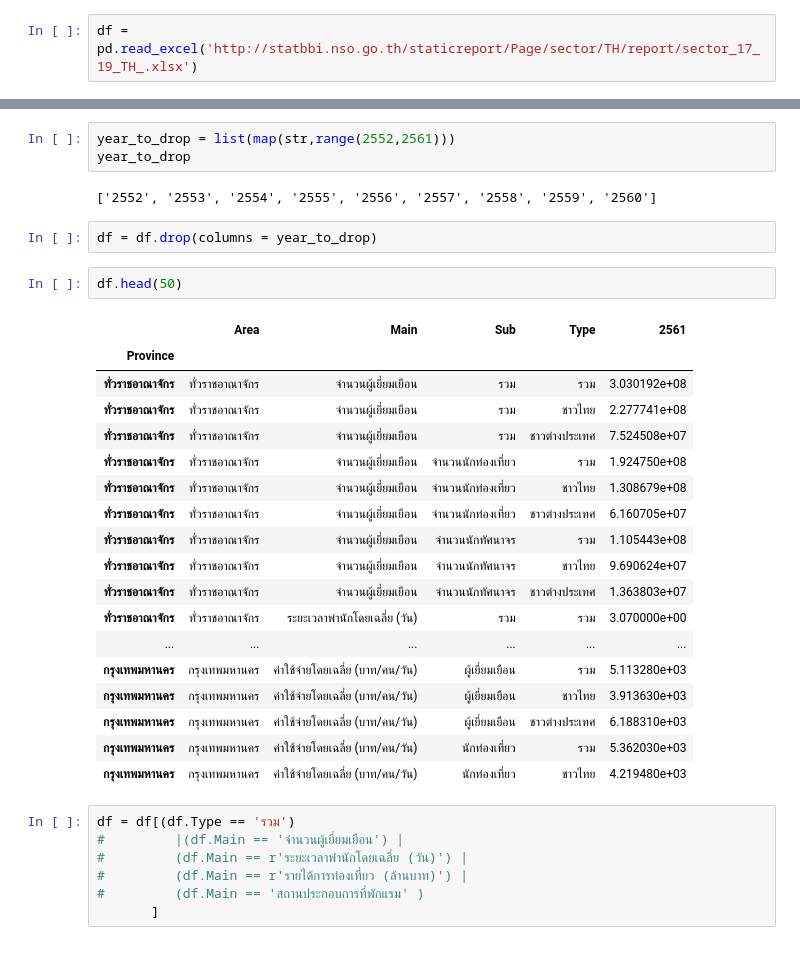
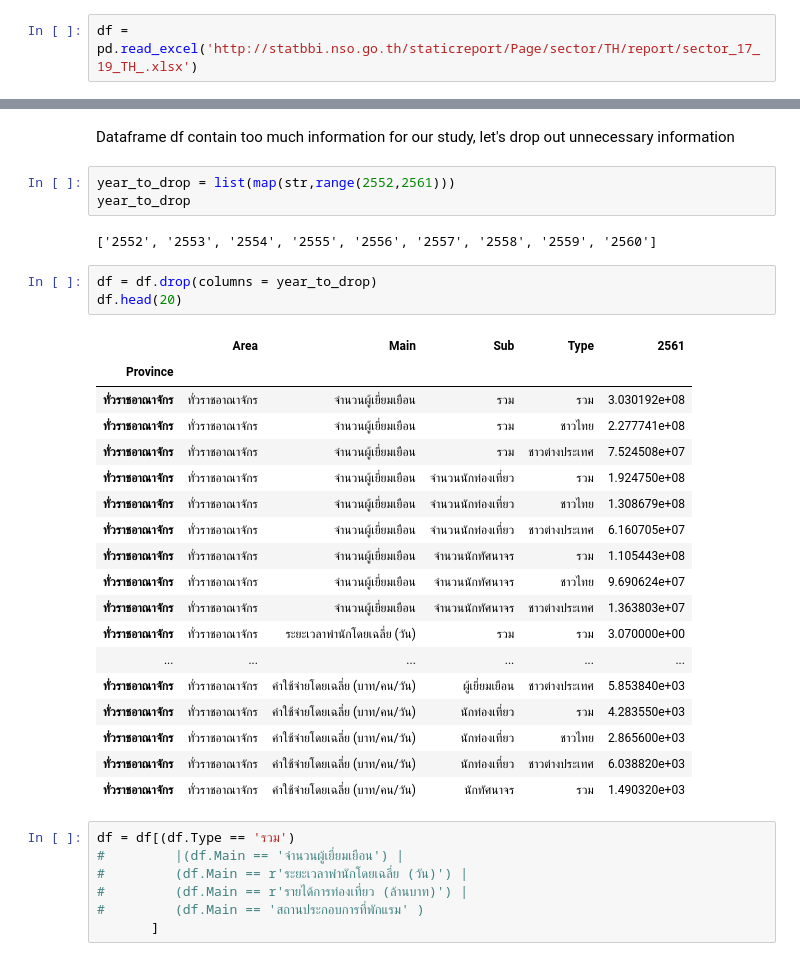
Before and after one commit to Joeycooky/Thailand-new-hotel-opportunity, a Jupyter notebook: Travel_opp.ipynb, the cells around one changed output, grey strips where cells are left out. Saved outputs shown, nothing was run; the diff lists cells and outputs as text.

```diff
--- a/Travel_opp.ipynb
+++ b/Travel_opp.ipynb
@@ -84,6 +91,8 @@ df.head(20)
 | ทั่วราชอาณาจักร | ทั่วราชอาณาจักร | ค่าใช้จ่ายโดยเฉลี่ย (บาท/คน/วัน) | นักท่องเที่ยว | ชาวไทย | 1723.53 | 1944.01 | 2.042032e+03 | 2.195240e+03 | 2.301810e+03 | 2.377530e+03 | 2.534770e+03 | ... |
 | ทั่วราชอาณาจักร | ทั่วราชอาณาจักร | ค่าใช้จ่ายโดยเฉลี่ย (บาท/คน/วัน) | นักท่องเที่ยว | ชาวต่างประเทศ | 3839.25 | 3966.8 | 4.022064e+03 | 4.152200e+03 | 4.314320e+03 | 4.428250e+03 | 4.808710e+03 | ... |
 | ทั่วราชอาณาจักร | ทั่วราชอาณาจักร | ค่าใช้จ่ายโดยเฉลี่ย (บาท/คน/วัน) | นักทัศนาจร | รวม | 1035.43 | 1114.94 | 1.116663e+03 | 1.131290e+03 | 1.163670e+03 | 1.218780e+03 | 1.313460e+03 | ... |
+# %% [markdown]
+Dataframe df contain too much information for our study, let's drop out unnecessary information
 # %%
 year_to_drop = list(map(str,range(2552,2561)))
 year_to_drop
@@ -91,27 +100,26 @@ year_to_drop
 ['2552', '2553', '2554', '2555', '2556', '2557', '2558', '2559', '2560']
 # %%
 df = df.drop(columns = year_to_drop)
+df.head(20)
+# %% [output]
+|  | Area | Main | Sub | Type | 2561 |
+| Province |  |  |  |  |  |
+| ทั่วราชอาณาจักร | ทั่วราชอาณาจักร | จำนวนผู้เยี่ยมเยือน | รวม | รวม | 3.030192e+08 |
+| ทั่วราชอาณาจักร | ทั่วราชอาณาจักร | จำนวนผู้เยี่ยมเยือน | รวม | ชาวไทย | 2.277741e+08 |
+| ทั่วราชอาณาจักร | ทั่วราชอาณาจักร | จำนวนผู้เยี่ยมเยือน | รวม | ชาวต่างประเทศ | 7.524508e+07 |
+| ทั่วราชอาณาจักร | ทั่วราชอาณาจักร | จำนวนผู้เยี่ยมเยือน | จำนวนนักท่องเที่ยว | รวม | 1.924750e+08 |
+| ทั่วราชอาณาจักร | ทั่วราชอาณาจักร | จำนวนผู้เยี่ยมเยือน | จำนวนนักท่องเที่ยว | ชาวไทย | 1.308679e+08 |
+| ทั่วราชอาณาจักร | ทั่วราชอาณาจักร | จำนวนผู้เยี่ยมเยือน | จำนวนนักท่องเที่ยว | ชาวต่างประเทศ | 6.160705e+07 |
+| ทั่วราชอาณาจักร | ทั่วราชอาณาจักร | จำนวนผู้เยี่ยมเยือน | จำนวนนักทัศนาจร | รวม | 1.105443e+08 |
+| ทั่วราชอาณาจักร | ทั่วราชอาณาจักร | จำนวนผู้เยี่ยมเยือน | จำนวนนักทัศนาจร | ชาวไทย | 9.690624e+07 |
+| ทั่วราชอาณาจักร | ทั่วราชอาณาจักร | จำนวนผู้เยี่ยมเยือน | จำนวนนักทัศนาจร | ชาวต่างประเทศ | 1.363803e+07 |
+| ทั่วราชอาณาจักร | ทั่วราชอาณาจักร | ระยะเวลาพำนักโดยเฉลี่ย (วัน) | รวม | รวม | 3.070000e+00 |
+| ... | ... | ... | ... | ... | ... |
+| ทั่วราชอาณาจักร | ทั่วราชอาณาจักร | ค่าใช้จ่ายโดยเฉลี่ย (บาท/คน/วัน) | ผู้เยี่ยมเยือน | ชาวต่างประเทศ | 5.853840e+03 |
+| ทั่วราชอาณาจักร | ทั่วราชอาณาจักร | ค่าใช้จ่ายโดยเฉลี่ย (บาท/คน/วัน) | นักท่องเที่ยว | รวม | 4.283550e+03 |
+| ทั่วราชอาณาจักร | ทั่วราชอาณาจักร | ค่าใช้จ่ายโดยเฉลี่ย (บาท/คน/วัน) | นักท่องเที่ยว | ชาวไทย | 2.865600e+03 |
+| ทั่วราชอาณาจักร | ทั่วราชอาณาจักร | ค่าใช้จ่ายโดยเฉลี่ย (บาท/คน/วัน) | นักท่องเที่ยว | ชาวต่างประเทศ | 6.038820e+03 |
+| ทั่วราชอาณาจักร | ทั่วราชอาณาจักร | ค่าใช้จ่ายโดยเฉลี่ย (บาท/คน/วัน) | นักทัศนาจร | รวม | 1.490320e+03 |
-# %%
-df.head(50)
-# %% [output]
-|  | Area | Main | Sub | Type | 2561 |
-| Province |  |  |  |  |  |
-| ทั่วราชอาณาจักร | ทั่วราชอาณาจักร | จำนวนผู้เยี่ยมเยือน | รวม | รวม | 3.030192e+08 |
-| ทั่วราชอาณาจักร | ทั่วราชอาณาจักร | จำนวนผู้เยี่ยมเยือน | รวม | ชาวไทย | 2.277741e+08 |
-| ทั่วราชอาณาจักร | ทั่วราชอาณาจักร | จำนวนผู้เยี่ยมเยือน | รวม | ชาวต่างประเทศ | 7.524508e+07 |
-| ทั่วราชอาณาจักร | ทั่วราชอาณาจักร | จำนวนผู้เยี่ยมเยือน | จำนวนนักท่องเที่ยว | รวม | 1.924750e+08 |
-| ทั่วราชอาณาจักร | ทั่วราชอาณาจักร | จำนวนผู้เยี่ยมเยือน | จำนวนนักท่องเที่ยว | ชาวไทย | 1.308679e+08 |
-| ทั่วราชอาณาจักร | ทั่วราชอาณาจักร | จำนวนผู้เยี่ยมเยือน | จำนวนนักท่องเที่ยว | ชาวต่างประเทศ | 6.160705e+07 |
-| ทั่วราชอาณาจักร | ทั่วราชอาณาจักร | จำนวนผู้เยี่ยมเยือน | จำนวนนักทัศนาจร | รวม | 1.105443e+08 |
-| ทั่วราชอาณาจักร | ทั่วราชอาณาจักร | จำนวนผู้เยี่ยมเยือน | จำนวนนักทัศนาจร | ชาวไทย | 9.690624e+07 |
-| ทั่วราชอาณาจักร | ทั่วราชอาณาจักร | จำนวนผู้เยี่ยมเยือน | จำนวนนักทัศนาจร | ชาวต่างประเทศ | 1.363803e+07 |
-| ทั่วราชอาณาจักร | ทั่วราชอาณาจักร | ระยะเวลาพำนักโดยเฉลี่ย (วัน) | รวม | รวม | 3.070000e+00 |
-| ... | ... | ... | ... | ... | ... |
-| กรุงเทพมหานคร | กรุงเทพมหานคร | ค่าใช้จ่ายโดยเฉลี่ย (บาท/คน/วัน) | ผู้เยี่ยมเยือน | รวม | 5.113280e+03 |
-| กรุงเทพมหานคร | กรุงเทพมหานคร | ค่าใช้จ่ายโดยเฉลี่ย (บาท/คน/วัน) | ผู้เยี่ยมเยือน | ชาวไทย | 3.913630e+03 |
-| กรุงเทพมหานคร | กรุงเทพมหานคร | ค่าใช้จ่ายโดยเฉลี่ย (บาท/คน/วัน) | ผู้เยี่ยมเยือน | ชาวต่างประเทศ | 6.188310e+03 |
-| กรุงเทพมหานคร | กรุงเทพมหานคร | ค่าใช้จ่ายโดยเฉลี่ย (บาท/คน/วัน) | นักท่องเที่ยว | รวม | 5.362030e+03 |
-| กรุงเทพมหานคร | กรุงเทพมหานคร | ค่าใช้จ่ายโดยเฉลี่ย (บาท/คน/วัน) | นักท่องเที่ยว | ชาวไทย | 4.219480e+03 |
 # %%
 df = df[(df.Type == 'รวม')
 #         |(df.Main == 'จำนวนผู้เยี่ยมเยือน') |
```
Also changed, not shown: parts of 58 cells of this notebook, 19 other files.
